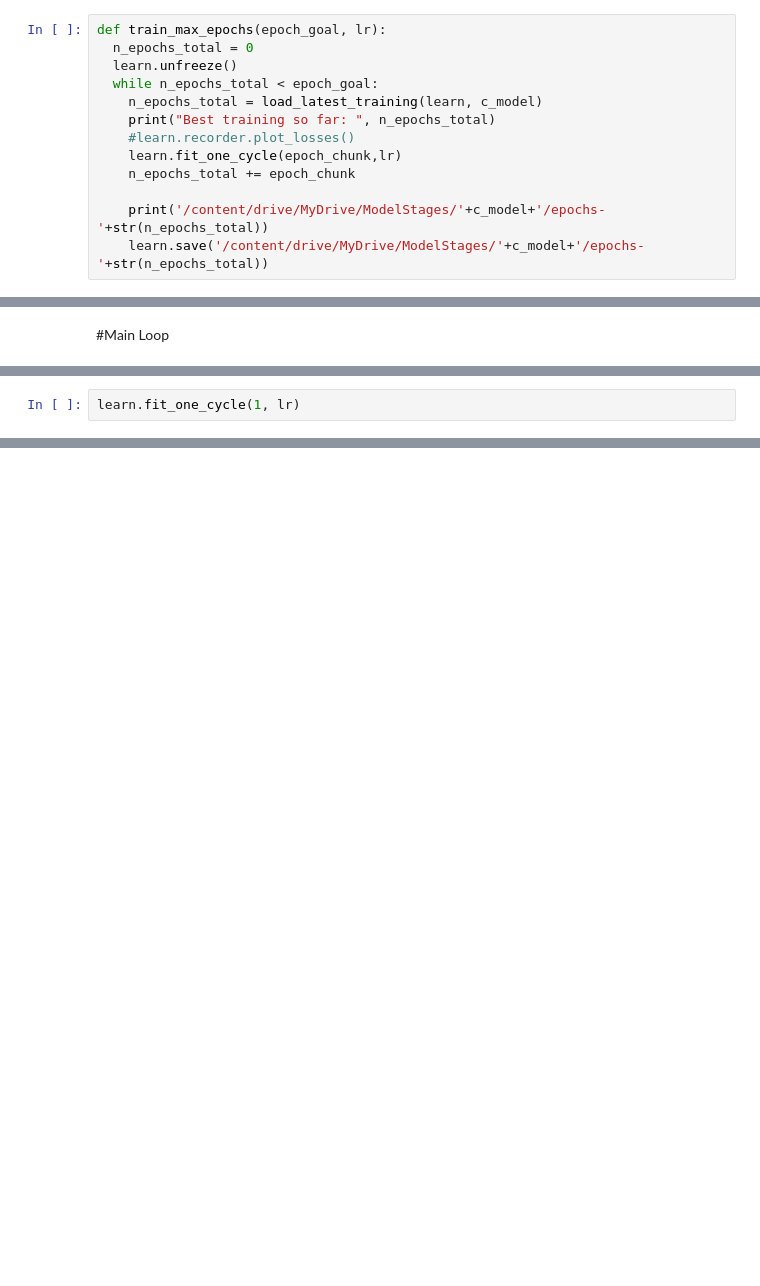
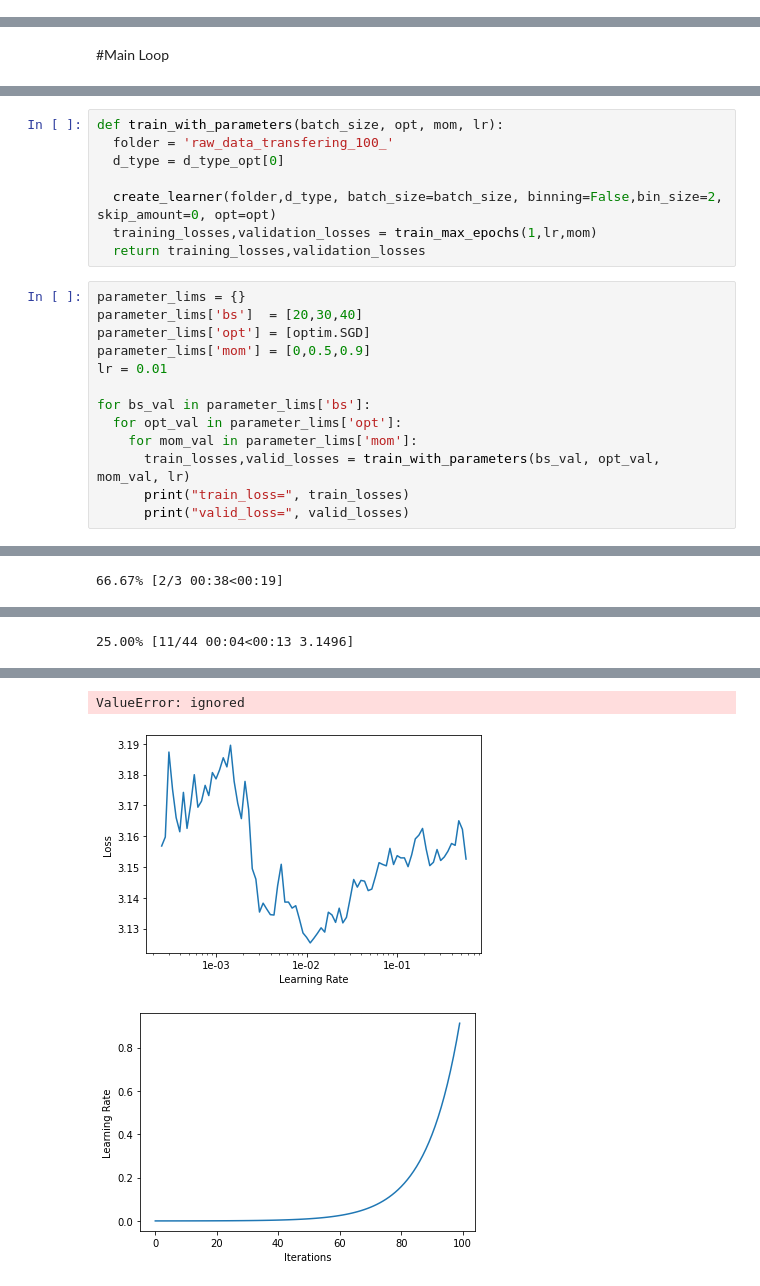
Before and after one commit to XateroX/MachineLearning-3DAnderson, a Jupyter notebook: current/GColab_AM_Train_3D_FastAI_ResNet.ipynb, the cells around one changed output, grey strips where cells are left out. Drawn from its saved outputs; the diff is of its cells as text; blank space fills up the shorter version.

Commit message:
Grid and Bayesian search for hyperparameter optimisation

```diff
--- a/current/GColab_AM_Train_3D_FastAI_ResNet.ipynb
+++ b/current/GColab_AM_Train_3D_FastAI_ResNet.ipynb
@@ -331,13 +513,0 @@ def create_learner(folder,d_type):
-# %%
-def train_max_epochs(epoch_goal, lr):
-  n_epochs_total = 0
-  learn.unfreeze()
-  while n_epochs_total < epoch_goal:
-    n_epochs_total = load_latest_training(learn, c_model)
-    print("Best training so far: ", n_epochs_total)
-    #learn.recorder.plot_losses()
-    learn.fit_one_cycle(epoch_chunk,lr)
-    n_epochs_total += epoch_chunk
-
-    print('/content/drive/MyDrive/ModelStages/'+c_model+'/epochs-'+str(n_epochs_total))
-    learn.save('/content/drive/MyDrive/ModelStages/'+c_model+'/epochs-'+str(n_epochs_total))
@@ -489,2 +582,0 @@ learn.unfreeze();
-# %%
-learn.fit_one_cycle(1, lr)
@@ -495,0 +674,22 @@ learn.save('/content/drive/MyDrive/ModelStages/resnet50/test_run');
+# %%
+def train_with_parameters(batch_size, opt, mom, lr):
+  folder = 'raw_data_transfering_100_'
+  d_type = d_type_opt[0]
+
+  create_learner(folder,d_type, batch_size=batch_size, binning=False,bin_size=2, skip_amount=0, opt=opt)
+  training_losses,validation_losses = train_max_epochs(1,lr,mom)
+  return training_losses,validation_losses
+# %%
+parameter_lims = {}
+parameter_lims['bs']  = [20,30,40]
+parameter_lims['opt'] = [optim.SGD]
+parameter_lims['mom'] = [0,0.5,0.9]
+lr = 0.01
+
+for bs_val in parameter_lims['bs']:
+  for opt_val in parameter_lims['opt']:
+    for mom_val in parameter_lims['mom']:
+      train_losses,valid_losses = train_with_parameters(bs_val, opt_val, mom_val, lr)
+      print("train_loss=", train_losses)
+      print("valid_loss=", valid_losses)
+# %% [output]
@@ -495,0 +703 @@ learn.save('/content/drive/MyDrive/ModelStages/resnet50/test_run');
+66.67% [2/3 00:38<00:19]
@@ -495,0 +707 @@ learn.save('/content/drive/MyDrive/ModelStages/resnet50/test_run');
+25.00% [11/44 00:04<00:13 3.1496]
@@ -495,0 +710,3 @@ learn.save('/content/drive/MyDrive/ModelStages/resnet50/test_run');
+ValueError: ignored
+[figure, added]
+[figure, added]
```
Also changed, not shown: parts of 57 cells of this notebook.
